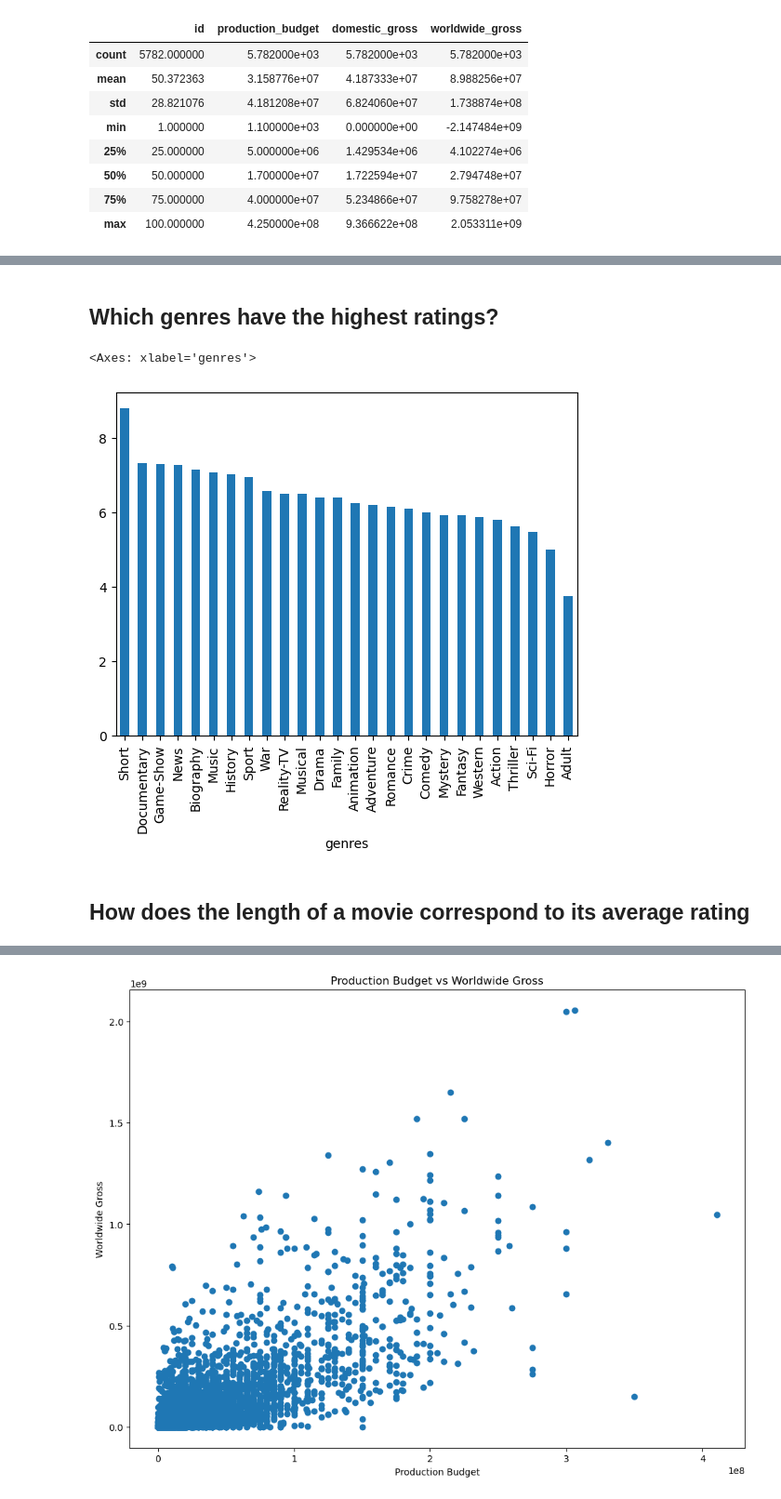
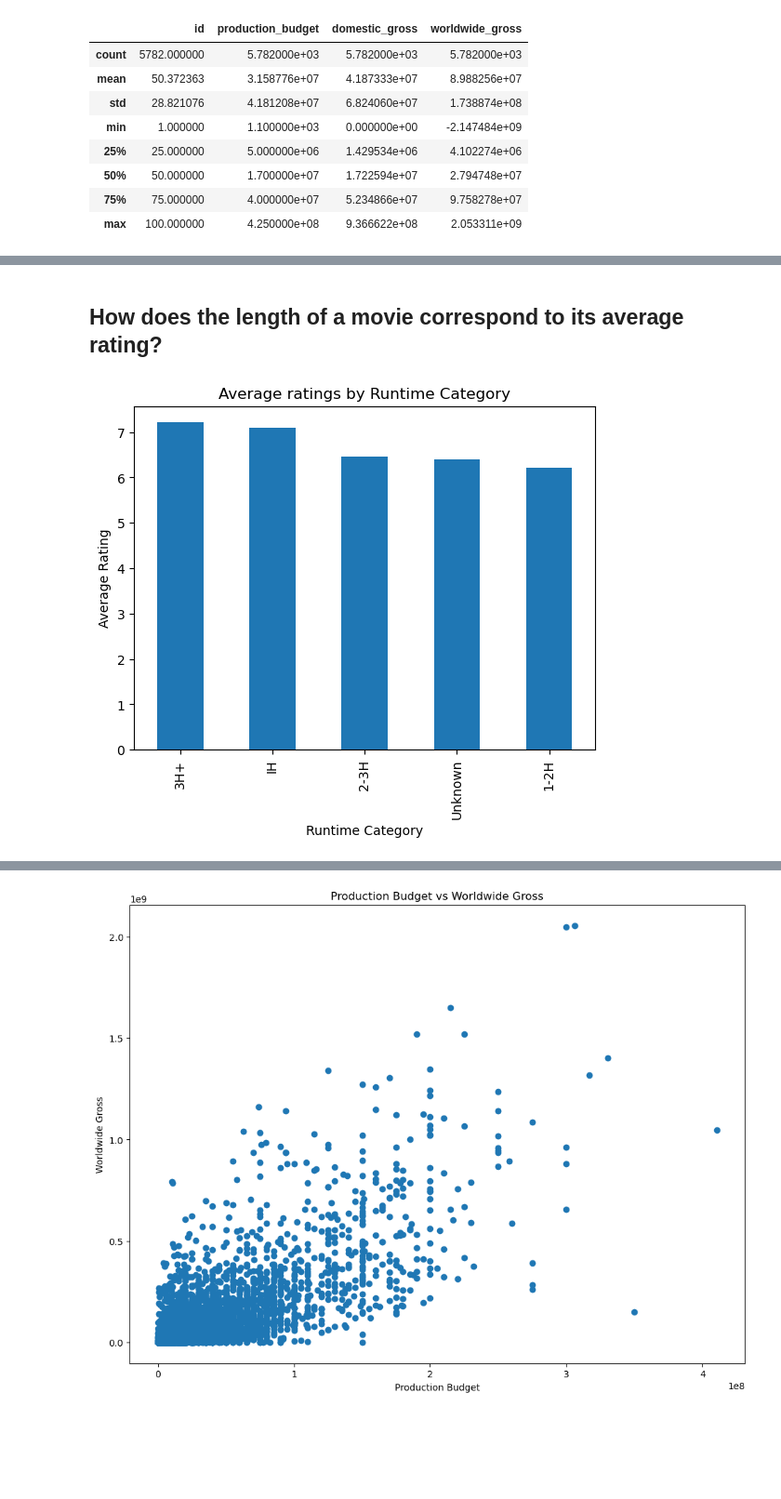
Before and after one commit to PerisWamoni/BoxOffice_Analysis, a Jupyter notebook: Box Office Analysis.ipynb, the cells around one changed output, grey strips where cells are left out. Shown: that part at 93% size. Saved outputs shown, nothing was run; the diff lists cells and outputs as text; code cells hidden in the pictures; blank space fills up the shorter version.

```diff
--- a/Box Office Analysis.ipynb
+++ b/Box Office Analysis.ipynb
@@ -426,29 +439,15 @@ Lets analyze the relationship between runtime_category and averagerating in df_i
+# %% [markdown]
+## How does the length of a movie correspond to its average rating?
 # %%
-# # Group the dataframe by 'runtime_category' and calculate the mean of 'averagerating'
-# df_imdb_runtime_rating = df_imdb.groupby('runtime_category')['averagerating'].mean()
+runtime_ratings = df_imdb.groupby('runtime_category')['averagerating'].mean()
 
-# # Create a bar plot
-# plt.figure(figsize=(10, 6))
-# df_imdb_runtime_rating.plot(kind='bar', color='blue')
-# plt.title('Average Rating by Runtime Category')
-# plt.xlabel('Runtime Category')
-# plt.ylabel('Average Rating')
-# plt.xticks(rotation=45)
-# plt.show()
+
+#Plotting the data
+runtime_ratings.sort_values(ascending=False).plot(kind='bar')
+plt.title('Average ratings by Runtime Category')
+
+plt.xlabel('Runtime Category')
+plt.ylabel('Average Rating')
+plt.show()
+# %% [output]
+[figure, added]
-# %% [markdown]
-## Which genres have the highest ratings?
-# %%
-#Splittiing the genres into seperate rows where they are separated by commas
-df_imdb['genres'] = df_imdb['genres'].str.split(',')
-df_imdb = df_imdb.explode('genres')
-
-#Calculating the average ratings for each genre
-genre_ratings = df_imdb.groupby('genres')['averagerating'].mean()
-
-#Plot the data
-genre_ratings.sort_values(ascending=False).plot(kind='bar')
-# %% [output]
-<Axes: xlabel='genres'>
-[figure, removed]
-# %% [markdown]
-## How does the length of a movie correspond to its average rating
```
Also changed, not shown: parts of 61 cells of this notebook.
